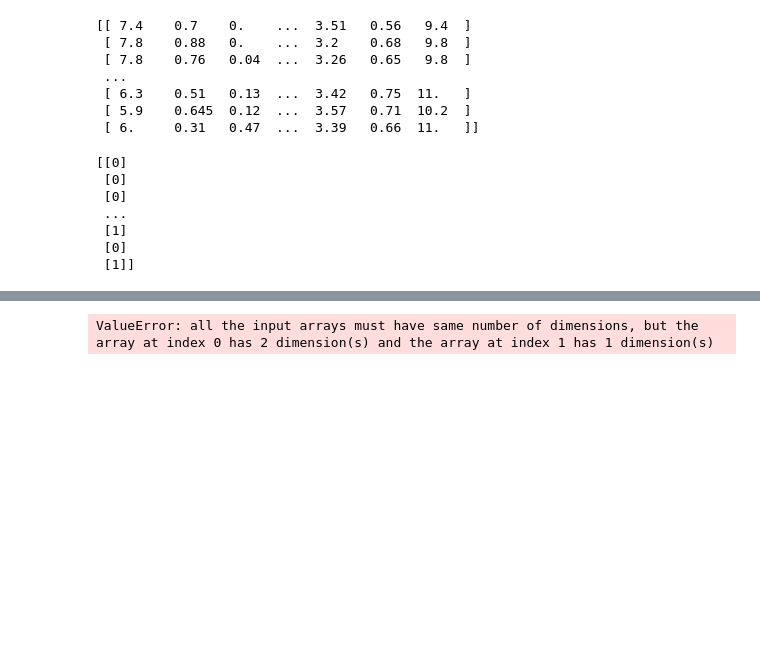
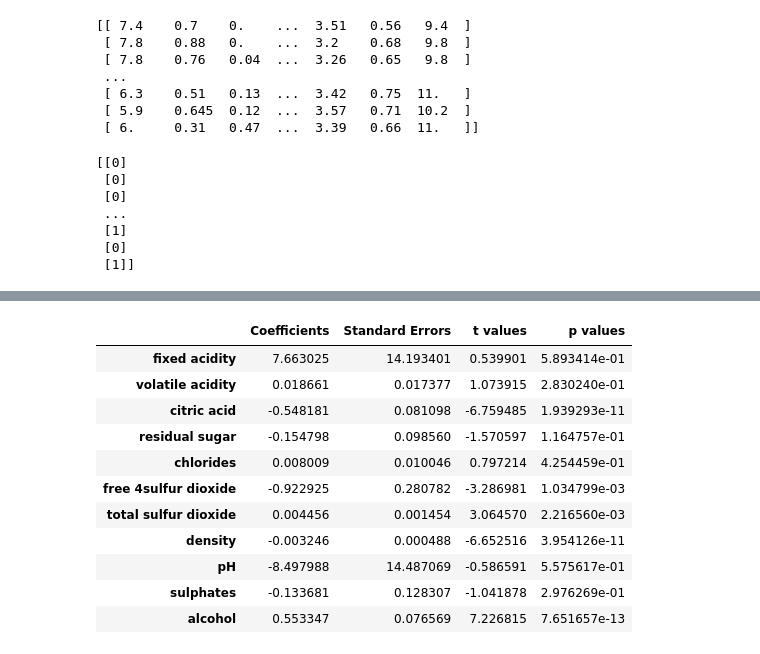
Before and after one commit to mininpark/Python-Course, a Jupyter notebook: Homework2/Homework2.ipynb, the cells around one changed output, grey strips where cells are left out. Saved outputs shown, nothing was run; the diff lists cells and outputs as text; code cells hidden in the pictures; blank space fills up the shorter version.

```diff
--- a/Homework2/Homework2.ipynb
+++ b/Homework2/Homework2.ipynb
@@ -149,9 +152,3 @@ print(Y)
  [1]
  [0]
  [1]]
-# %%
-#norminalization
-X = (X-X.mean())/X.std()
-Y[:, 1:] = (Y[:, 1:] - Y[:, 1:].mean(0))/Y[:, 1:].std(0)
-print(X)
-print(Y)
@@ -223,4 +154,0 @@ array([[ 0.80116174],
-# %%
-clf = LinRegression(X,Y)
-# %% [output]
-ValueError: all the input arrays must have same number of dimensions, but the array at index 0 has 2 dimension(s) and the array at index 1 has 1 dimension(s)
@@ -228,0 +155,21 @@ clf.fit(X_train,Y_train)
+# %%
+model = LinearRegressor()
+# %%
+model.fit(X,Y)
+# %%
+model.coef_table.index = ['fixed acidity', 'volatile acidity', 'citric acid', 'residual sugar', 'chlorides', 'free 4sulfur dioxide', 'total sulfur dioxide', 'density', 'pH', 'sulphates', 'alcohol', 'quality']
+# %%
+model.coef_table[:-1]
+# %% [output]
+|  | Coefficients | Standard Errors | t values | p values |
+| fixed acidity | 7.663025 | 14.193401 | 0.539901 | 5.893414e-01 |
+| volatile acidity | 0.018661 | 0.017377 | 1.073915 | 2.830240e-01 |
+| citric acid | -0.548181 | 0.081098 | -6.759485 | 1.939293e-11 |
+| residual sugar | -0.154798 | 0.098560 | -1.570597 | 1.164757e-01 |
+| chlorides | 0.008009 | 0.010046 | 0.797214 | 4.254459e-01 |
+| free 4sulfur dioxide | -0.922925 | 0.280782 | -3.286981 | 1.034799e-03 |
+| total sulfur dioxide | 0.004456 | 0.001454 | 3.064570 | 2.216560e-03 |
+| density | -0.003246 | 0.000488 | -6.652516 | 3.954126e-11 |
+| pH | -8.497988 | 14.487069 | -0.586591 | 5.575617e-01 |
+| sulphates | -0.133681 | 0.128307 | -1.041878 | 2.976269e-01 |
+| alcohol | 0.553347 | 0.076569 | 7.226815 | 7.651657e-13 |
```
Also changed, not shown: parts of 9 cells of this notebook, 8 other files.
